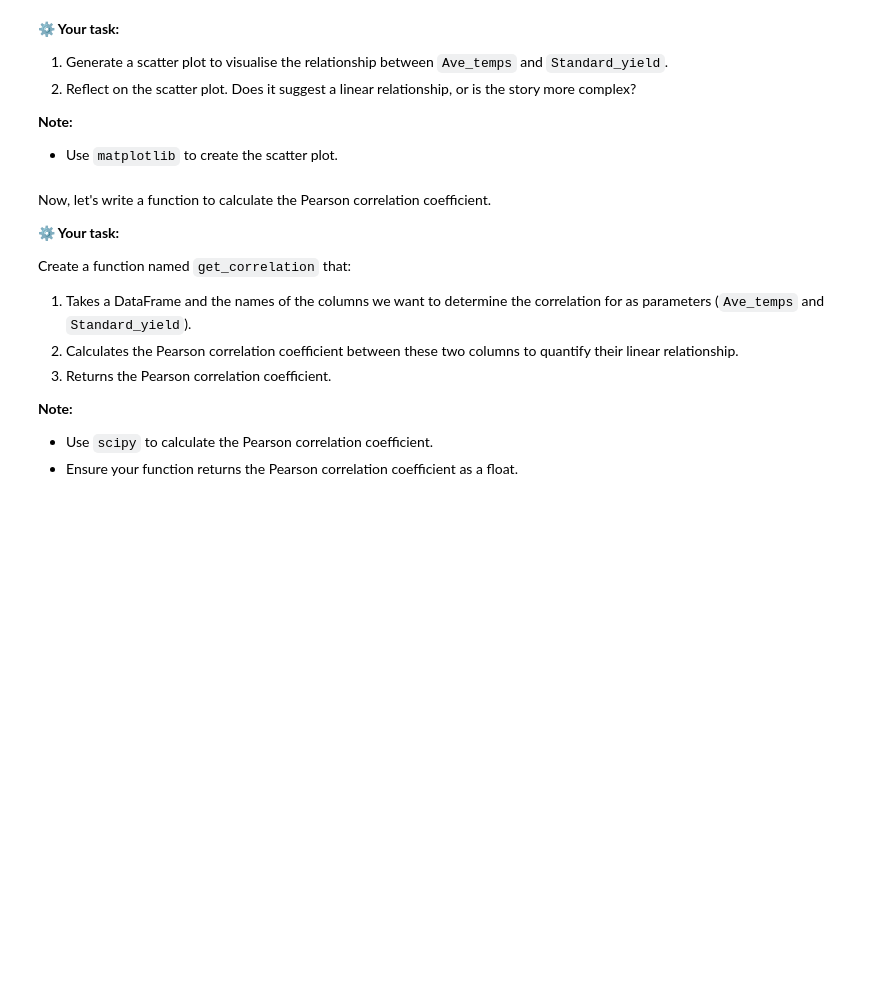
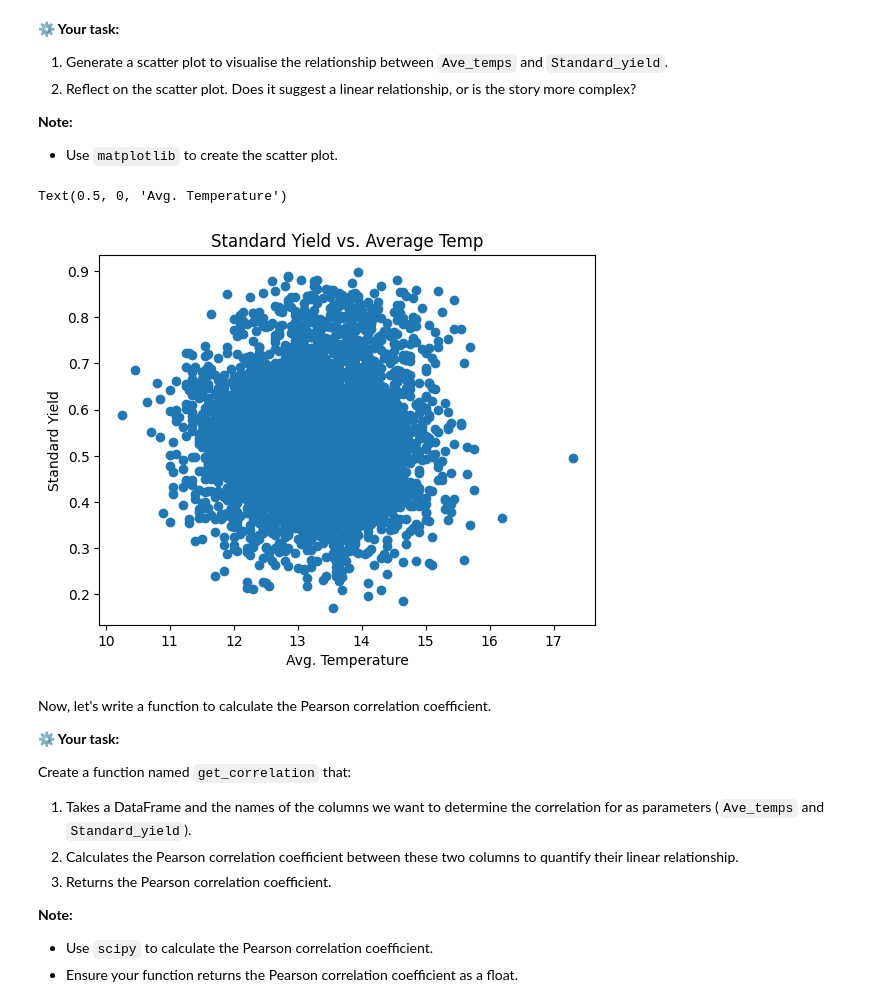
Before and after one commit to mut-rogers/Machine-Learning, a Jupyter notebook: Linear Regression/Code Challenge I/Linear_regression_Code_challenge_student.ipynb, the cells around one changed output. Saved outputs shown, nothing was run; the diff lists cells and outputs as text; code cells hidden in the pictures; blank space fills up the shorter version.

```diff
--- a/Linear Regression/Code Challenge I/Linear_regression_Code_challenge_student.ipynb
+++ b/Linear Regression/Code Challenge I/Linear_regression_Code_challenge_student.ipynb
@@ -181,6 +223,15 @@ Let's start with the basics: a scatter plot.
 import matplotlib.pyplot as plt
 # %%
 # Insert code to draw a scatter plot here
+
+# Scatter Plot
+plt.scatter(x=dataset.Ave_temps, y=dataset.Standard_yield)
+plt.title("Standard Yield vs. Average Temp")
+plt.ylabel("Standard Yield")
+plt.xlabel("Avg. Temperature")
+# %% [output]
+Text(0.5, 0, 'Avg. Temperature')
+[figure, added]
 # %% [markdown]
 Now, let's write a function to calculate the Pearson correlation coefficient.
 
```
Also changed, not shown: parts of 9 cells of this notebook, 4 other files.
